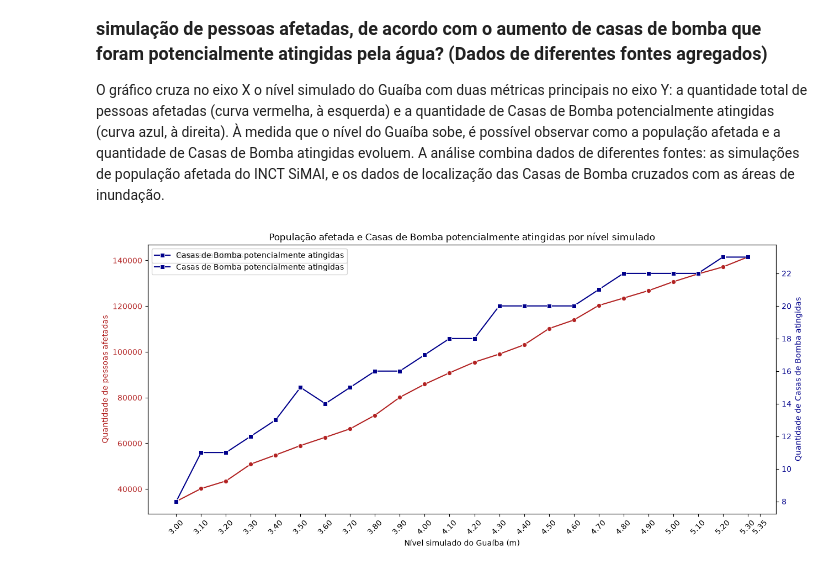
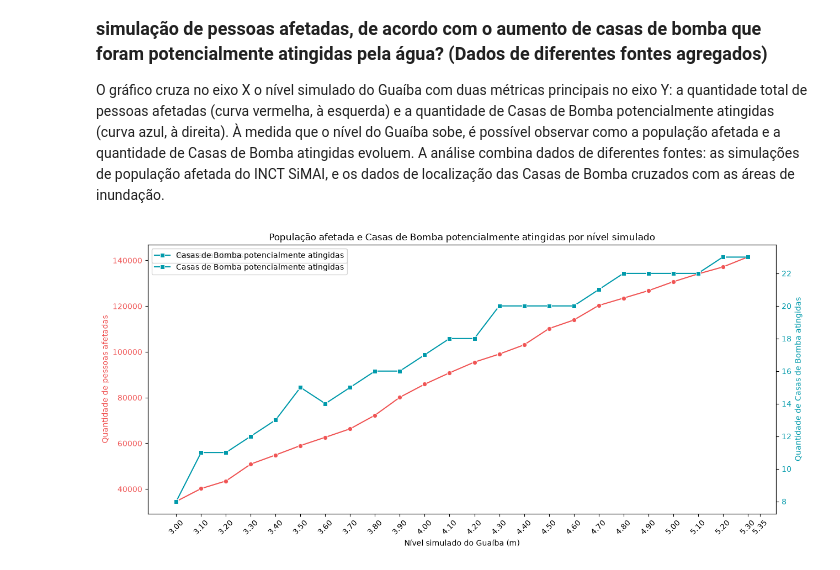
Before and after one commit to Amanda-Domeneghini/projeto-enchentes-TF, a Jupyter notebook: notebooks/notebook-eda.ipynb, the cells around one changed output. Saved outputs shown, nothing was run; the diff lists cells and outputs as text; code cells hidden in the pictures.

```diff
--- a/notebooks/notebook-eda.ipynb
+++ b/notebooks/notebook-eda.ipynb
@@ -336,48 +344,48 @@ sns.lineplot(
     x="nivel_m",
     y="pessoas_afetadas",
     marker="o",
-    color="firebrick",
+    color="#F05454",
     ax=ax1,
     label="Pessoas afetadas"
 )
 
 ax1.set_xlabel("Nível simulado do Guaíba (m)")
-ax1.set_ylabel("Quantidade de pessoas afetadas", color="firebrick")
-ax1.tick_params(axis="y", labelcolor="firebrick")
+ax1.set_ylabel("Quantidade de pessoas afetadas", color="#F05454")
+ax1.tick_params(axis="y", labelcolor="#F05454")
 
 ax2 = ax1.twinx() # eixo y com twinx
 
 sns.lineplot(
     data=resultado,
     x="nivel_m",
     y="casas_bomba_atingidas",
     marker="s",
-    color="darkblue",
+    color="#009AAB",
     ax=ax2,
     label="Casas de Bomba potencialmente atingidas"
 )
 
-ax2.set_ylabel("Quantidade de Casas de Bomba atingidas", color="darkblue")
-ax2.tick_params(axis="y", labelcolor="darkblue")
+ax2.set_ylabel("Quantidade de Casas de Bomba atingidas", color="#009AAB")
+ax2.tick_params(axis="y", labelcolor="#009AAB")
 
 ax1.set_title(
     "População afetada e Casas de Bomba potencialmente atingidas por nível simulado"
 )
 
 ax1.set_xticks(niveis)
 ax1.tick_params(axis="x", rotation=45)
 
 # Junta as legendas
 linhas1, legendas1 = ax1.get_legend_handles_labels()
 linhas2, legendas2 = ax2.get_legend_handles_labels()
 
 ax1.legend(
     linhas1 + linhas2,
     legendas1 + legendas2,
     loc="upper left"
 )
 
 plt.tight_layout()
 plt.show()
 # %% [output]
-[figure, old version]
+[figure, new version]
```
Also changed, not shown: parts of 5 cells of this notebook.
